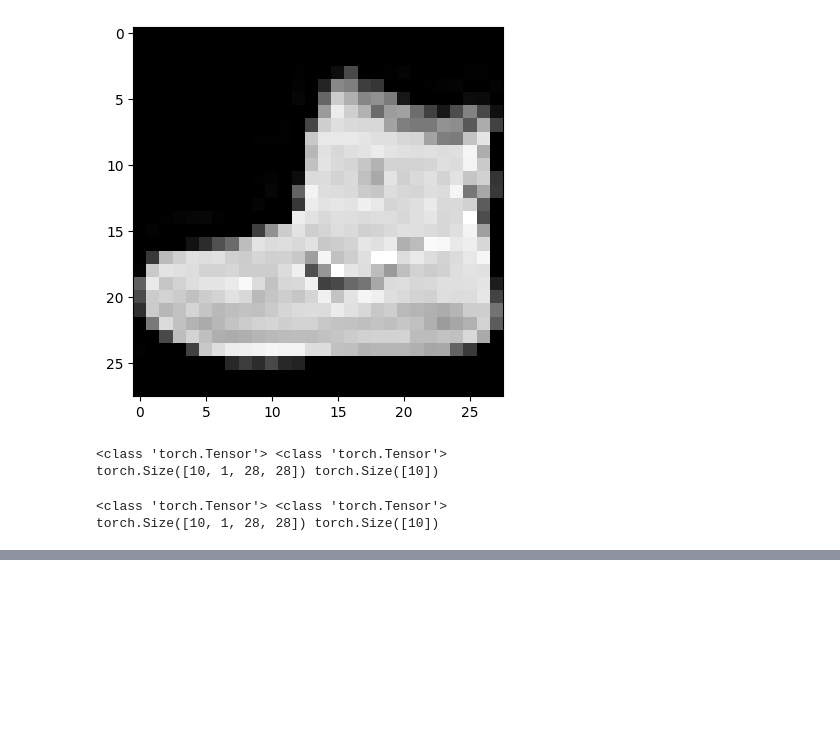
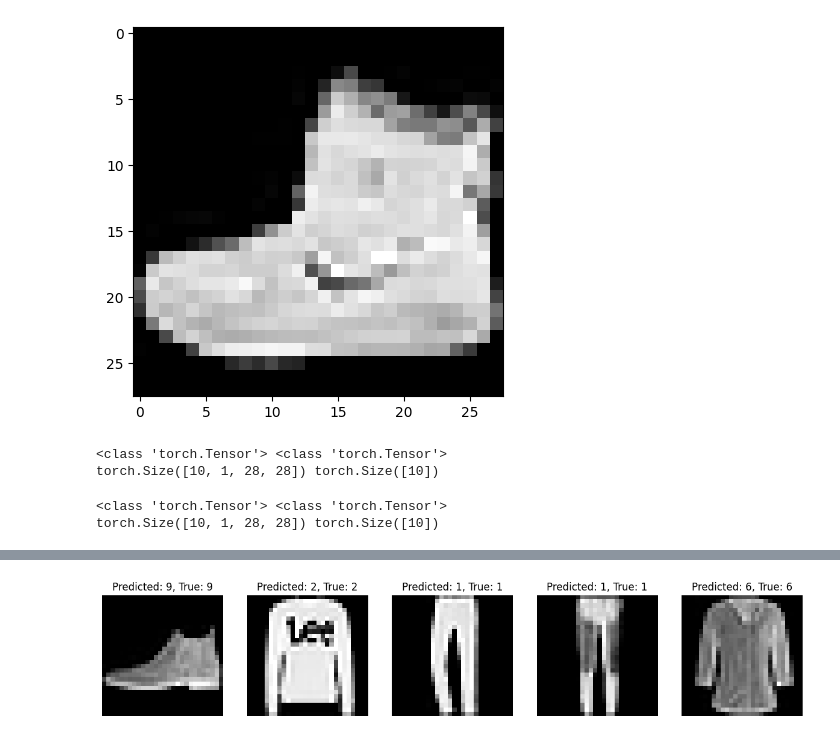
Before and after one commit to Ahmadar91/ML, a Jupyter notebook: ML-Project.ipynb, the cells around one changed output, grey strips where cells are left out. Saved outputs shown, nothing was run; the diff lists cells and outputs as text; code cells hidden in the pictures; blank space fills up the shorter version.

Commit message:
final project plots

```diff
--- a/ML-Project.ipynb
+++ b/ML-Project.ipynb
@@ -303,0 +218,10 @@ adjusted_fashion_model
+# %%
+model = AdjustedFashionCNN()
+criterion = nn.CrossEntropyLoss()
+optimizer = torch.optim.Adam(
+    model.parameters(), lr=0.00001
+)  # Using Adam optimizer with a learning rate of 0.001
+
+# Check if GPU is available and move the model to GPU if possible
+device = torch.device("cuda" if torch.cuda.is_available() else "cpu")
+model.to(device)
@@ -303,0 +350,29 @@ adjusted_fashion_model
+# %%
+# Function to predict and plot
+def predict_and_plot(model, data_loader, num_images=5):
+    model.eval()  # Set the model to evaluation mode
+    images_so_far = 0
+    fig = plt.figure(figsize=(15, 7))
+
+    with torch.no_grad():
+        for i, (images, labels) in enumerate(data_loader):
+            images, labels = images.to(device), labels.to(device)
+            outputs = model(images)
+            _, preds = torch.max(outputs, 1)
+
+            for j in range(images.size()[0]):
+                images_so_far += 1
+                ax = plt.subplot(num_images // 5, 5, images_so_far)
+                ax.axis("off")
+                ax.set_title(f"Predicted: {preds[j]}, True: {labels[j]}")
+                img = images.cpu().data[j].numpy().transpose((1, 2, 0))
+                plt.imshow(img.squeeze(), cmap="gray")
+
+                if images_so_far == num_images:
+                    return
+
+
+# Predict and plot using the test data
+predict_and_plot(model, test_loader)
+# %% [output]
+[figure, added]
```
Also changed, not shown: parts of 9 cells of this notebook.
